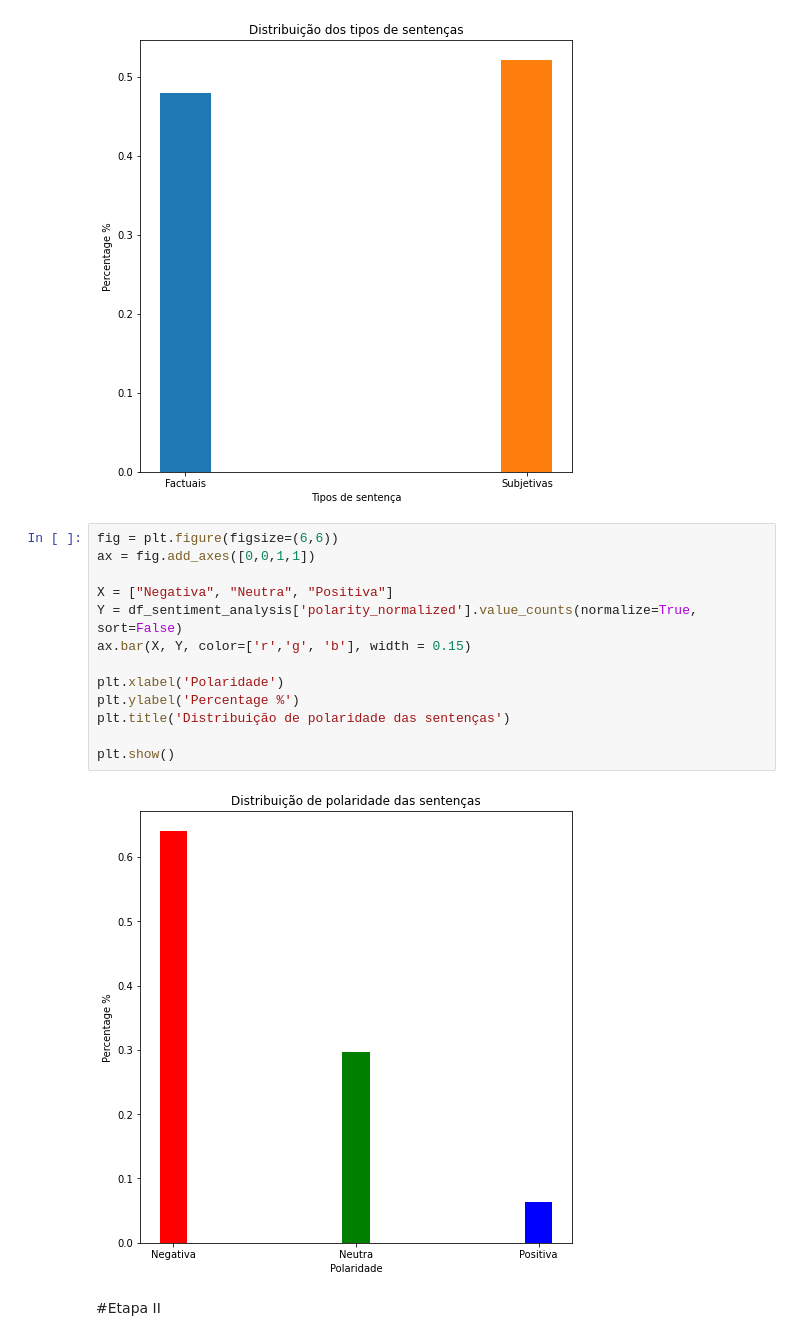
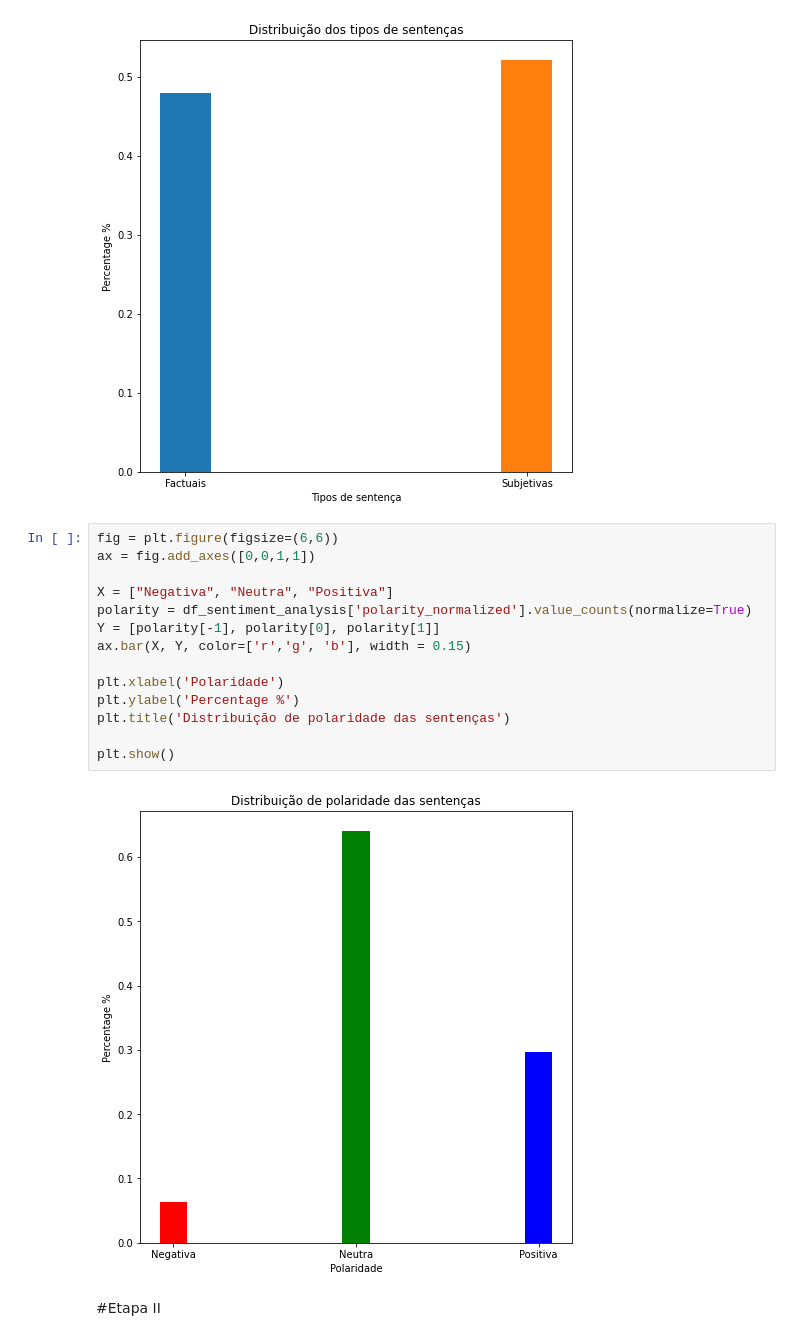
Before and after one commit to kidkmon/Sentiment-Analysis-TripAdvisor, a Jupyter notebook: Analise_sentimentos_TripAdvisor.ipynb, the cells around one changed output. Saved outputs shown, nothing was run; the diff lists cells and outputs as text.

Commit message:
fix: frequency distribution comments plot

```diff
--- a/Analise_sentimentos_TripAdvisor.ipynb
+++ b/Analise_sentimentos_TripAdvisor.ipynb
@@ -488,18 +488,19 @@ plt.show()
 # %%
 fig = plt.figure(figsize=(6,6))
 ax = fig.add_axes([0,0,1,1])
 
 X = ["Negativa", "Neutra", "Positiva"]
-Y = df_sentiment_analysis['polarity_normalized'].value_counts(normalize=True, sort=False)
+polarity = df_sentiment_analysis['polarity_normalized'].value_counts(normalize=True)
+Y = [polarity[-1], polarity[0], polarity[1]]
 ax.bar(X, Y, color=['r','g', 'b'], width = 0.15)
 
 plt.xlabel('Polaridade')
 plt.ylabel('Percentage %')
 plt.title('Distribuição de polaridade das sentenças')
 
 plt.show()
 # %% [output]
-[figure, old version]
+[figure, new version]
 # %% [markdown]
 #Etapa II
 # %% [markdown]
```
Also changed, not shown: parts of 2 cells of this notebook.
